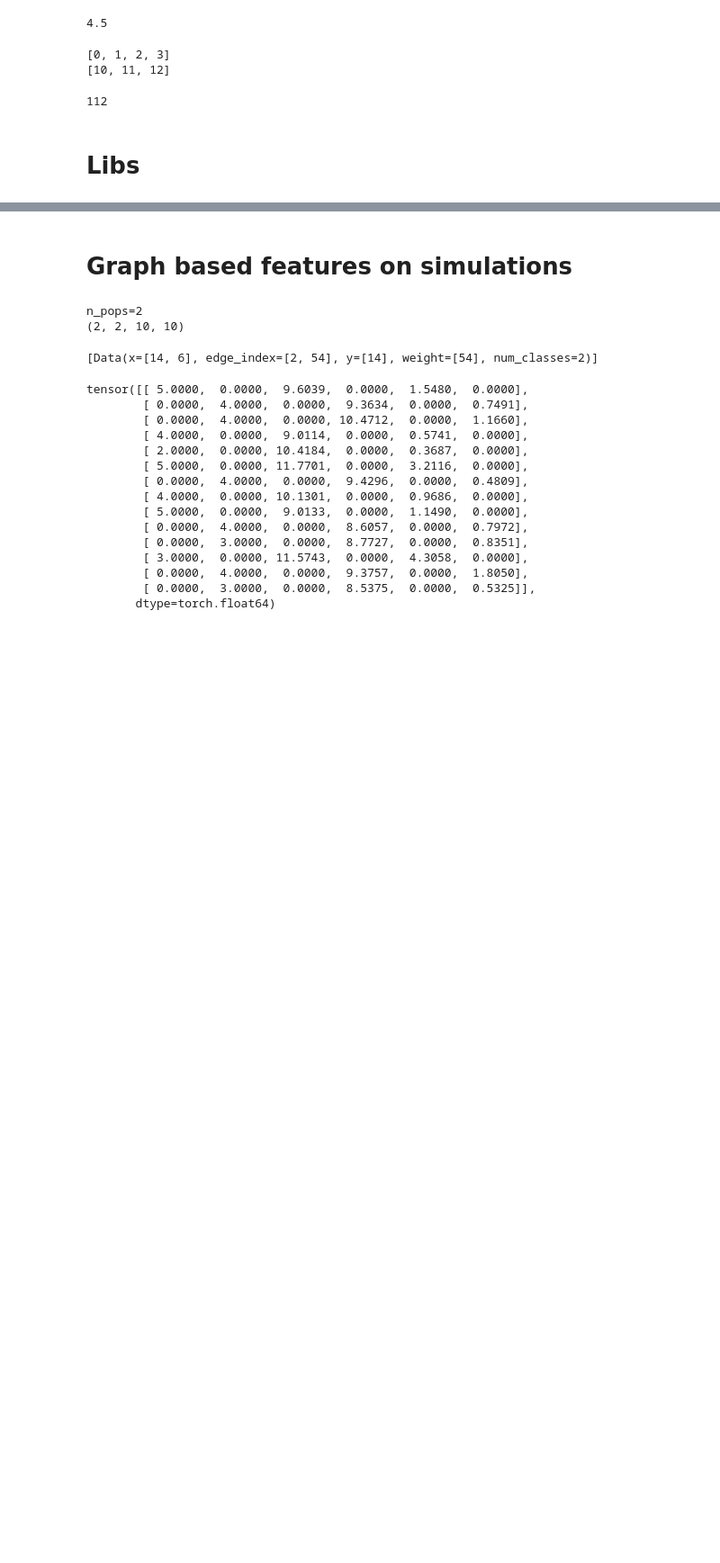
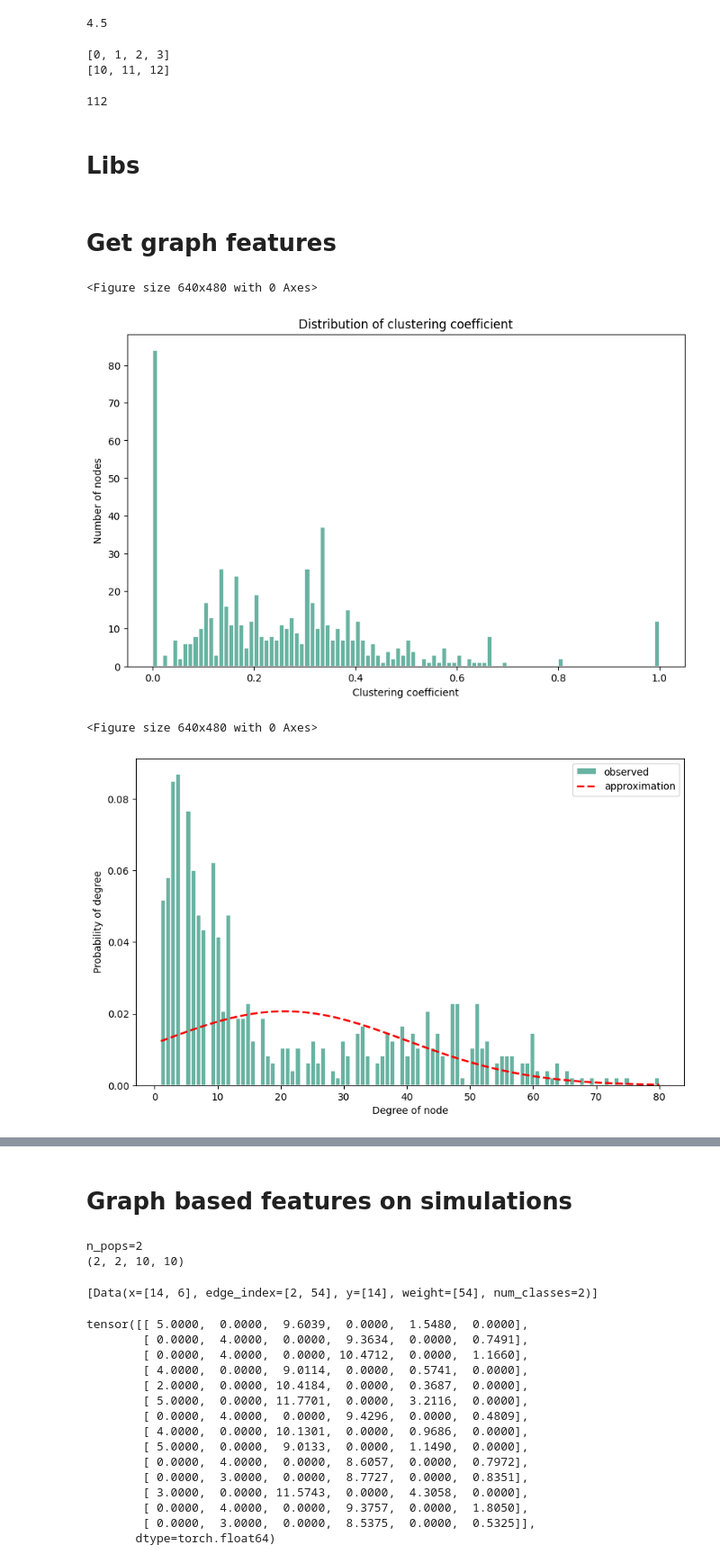
Before and after one commit to Genomics-HSE/ancestry-inference, a Jupyter notebook: notebooks/genlink_usage.ipynb, the cells around one changed output, grey strips where cells are left out. Shown at 90% size. Cells and saved outputs as stored; diff of their text form; code cells hidden in the pictures; blank space fills up the shorter version.

Commit message:
graph features calculation has been added

```diff
--- a/notebooks/genlink_usage.ipynb
+++ b/notebooks/genlink_usage.ipynb
@@ -56,3 +56,14 @@ import os.path
 from torch_geometric.utils import to_networkx
 sys.path.append(os.path.abspath(os.path.join(os.path.dirname(''), os.path.pardir)))
 from ancinf.utils.genlink import DataProcessor, NullSimulator, Trainer, BaselineMethods, TAGConv_3l_128h_w_k3, TAGConv_3l_512h_w_k3
+# %% [markdown]
+# Get graph features
+# %%
+dp = DataProcessor('/home/ashmelev/ancestry-inference/data/real_data/NC/raw/NC_graph_rel.csv')
+# %%
+features = dp.get_graph_features(fig_path='/home/ashmelev/ancestry-inference/data/real_data/NC/imgs/', fig_size=(10, 6))
+# %% [output]
+<Figure size 640x480 with 0 Axes>
+[figure, added]
+<Figure size 640x480 with 0 Axes>
+[figure, added]
```
Also changed, not shown: parts of 2 cells of this notebook, 1 other file.
